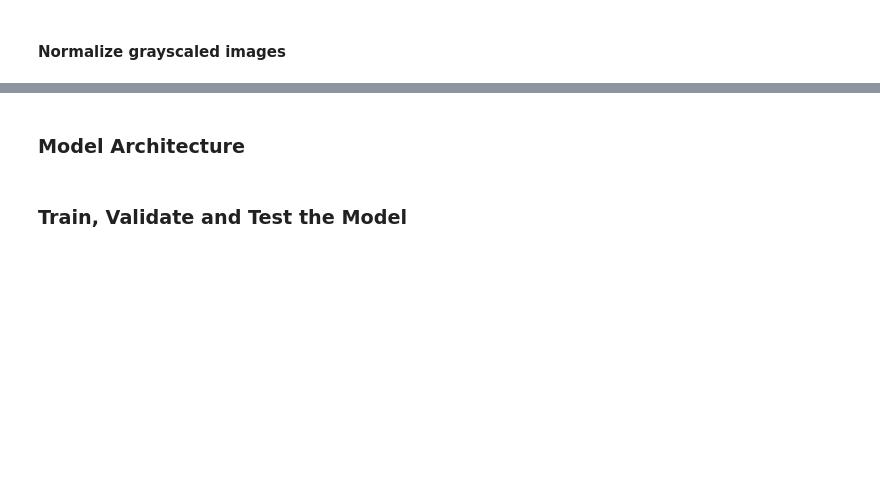
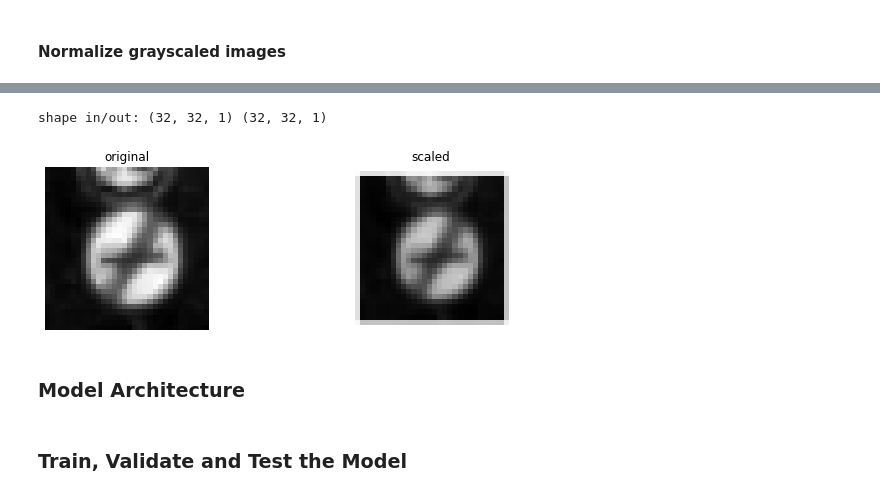
Before and after one commit to snandasena/traffic-sign-classifier, a Jupyter notebook: Traffic_Sign_Classifier.ipynb, the cells around one changed output, grey strips where cells are left out. Saved outputs shown, nothing was run; the diff lists cells and outputs as text; code cells hidden in the pictures; blank space fills up the shorter version.

```diff
--- a/Traffic_Sign_Classifier.ipynb
+++ b/Traffic_Sign_Classifier.ipynb
@@ -210,3 +242,43 @@ y_train[0:200]
+# %%
+def scaling_image(gray):
+    """
+    This is used to scale images randomly. OpenCV persfective transform will be used to do this.
+    :param img - Grayscaled image
+    :return - scaled image
+    """
+    h,w = gray.shape[:2]
+    # transform scales
+    px = np.random.randint(-2,2)
+
+    # point1
+    p1 = np.float32([[px, px],[h-px, px], [px, w-px],[h-px, w-px]])
+    # Four image corners
+    p2 = np.float32([[0,0],[h,0], [0,w], [h,w]])
+
+    # get pespective transform matrix
+    mtx = cv2.getPerspectiveTransform(p1,p2)
+    # wearp the image
+    warped = cv2.warpPerspective(gray, mtx, (h,w))
+
+    return warped[:,:,np.newaxis]
+# %%
+img = X_train[0]
+img_scale = scaling_image(img)
+
+fig, axs = plt.subplots(1,2, figsize=(10, 3))
+
+axs[0].axis('off')
+axs[0].imshow(img.squeeze(), cmap='gray')
+axs[0].set_title('original')
+
+axs[1].axis('off')
+axs[1].imshow(img_scale.squeeze(), cmap='gray')
+axs[1].set_title('scaled')
+
+print('shape in/out:', test_img.shape, test_dst.shape)
+# %% [output]
+shape in/out: (32, 32, 1) (32, 32, 1)
+[figure, added]
 # %% [markdown]
 ### Model Architecture
 # %%
```
Also changed, not shown: parts of 10 cells of this notebook.
